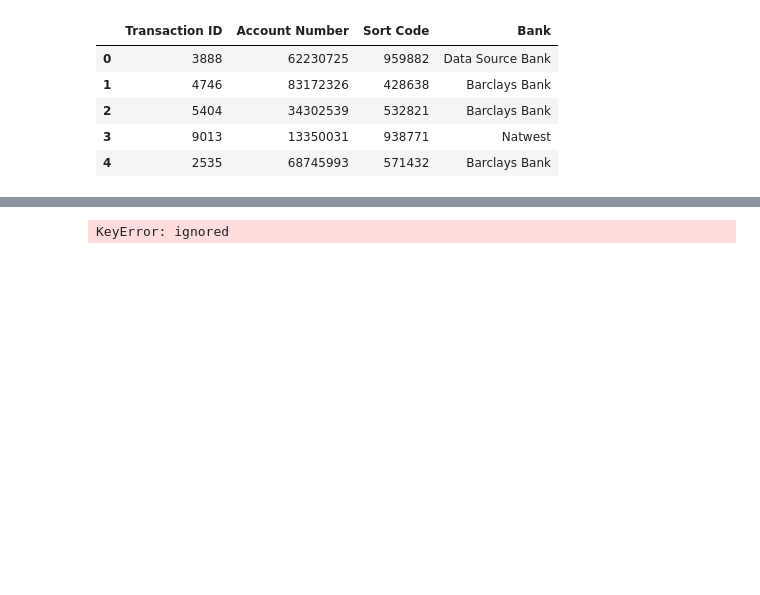
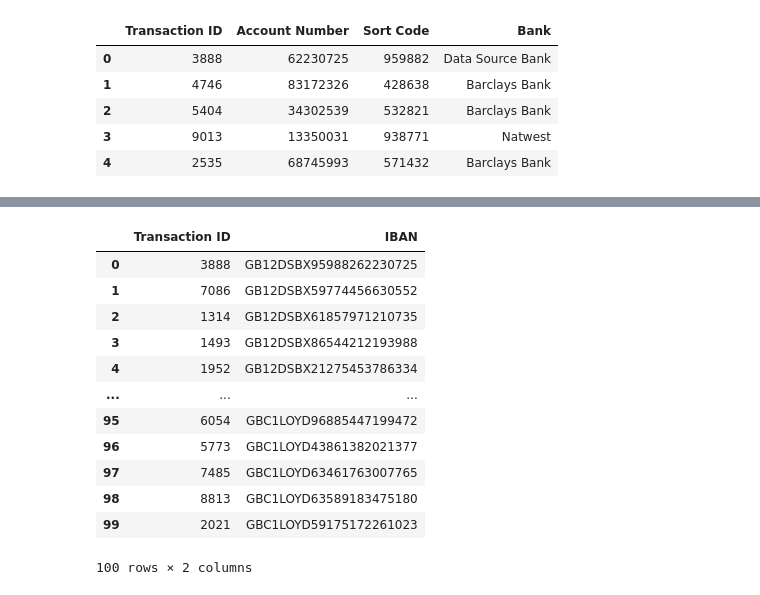
Before and after one commit to aaron23gregory/Preppin-Data-Challenges, a Jupyter notebook: Preppin_Data_Week_2.ipynb, the cells around one changed output, grey strips where cells are left out. Drawn from its saved outputs; the diff is of its cells as text; code cells hidden in the pictures; blank space fills up the shorter version.

```diff
--- a/Preppin_Data_Week_2.ipynb
+++ b/Preppin_Data_Week_2.ipynb
@@ -119,4 +119,17 @@ merged_df.head()
-# %%
-merged_df[merged_df["Transaction ID"==3888]]
-# %% [output]
-KeyError: ignored
+# %%
+#Only present Transaction ID and IBAN nuumber
+merged_df[["Transaction ID","IBAN"]]
+# %% [output]
+|  | Transaction ID | IBAN |
+| 0 | 3888 | GB12DSBX95988262230725 |
+| 1 | 7086 | GB12DSBX59774456630552 |
+| 2 | 1314 | GB12DSBX61857971210735 |
+| 3 | 1493 | GB12DSBX86544212193988 |
+| 4 | 1952 | GB12DSBX21275453786334 |
+| ... | ... | ... |
+| 95 | 6054 | GBC1LOYD96885447199472 |
+| 96 | 5773 | GBC1LOYD43861382021377 |
+| 97 | 7485 | GBC1LOYD63461763007765 |
+| 98 | 8813 | GBC1LOYD63589183475180 |
+| 99 | 2021 | GBC1LOYD59175172261023 |
+100 rows × 2 columns
```
Also changed, not shown: parts of 3 cells of this notebook.
